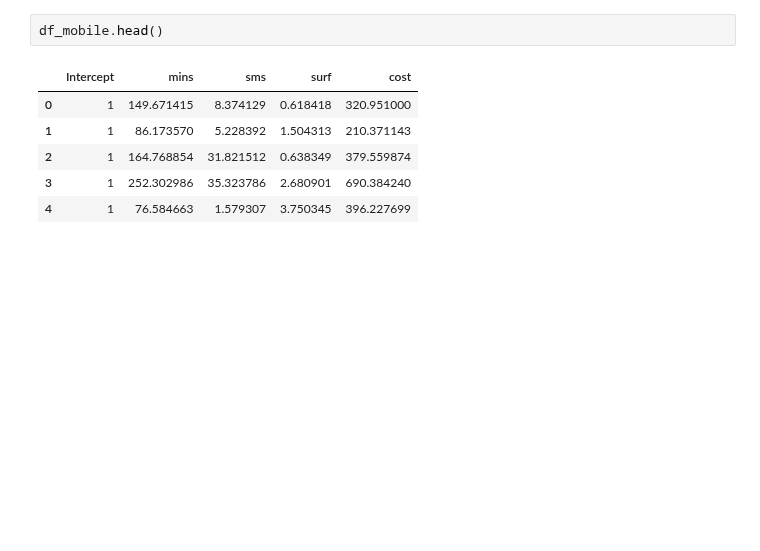
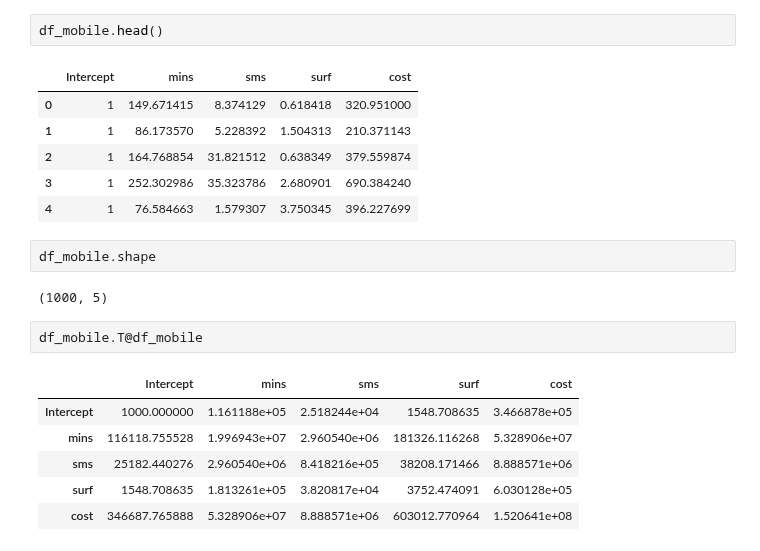
Before and after one commit to SCGlass/Machine-learning, a Jupyter notebook: Exercises/E00_Linear_regression.ipynb, the cells around one changed output. Cells and saved outputs as stored; diff of their text form; blank space fills up the shorter version.

```diff
--- a/Exercises/E00_Linear_regression.ipynb
+++ b/Exercises/E00_Linear_regression.ipynb
@@ -468,3 +468,16 @@ df_mobile.head()
 | 2 | 1 | 164.768854 | 31.821512 | 0.638349 | 379.559874 |
 | 3 | 1 | 252.302986 | 35.323786 | 2.680901 | 690.384240 |
 | 4 | 1 | 76.584663 | 1.579307 | 3.750345 | 396.227699 |
+# %%
+df_mobile.shape
+# %% [output]
+(1000, 5)
+# %%
+df_mobile.T@df_mobile
+# %% [output]
+|  | Intercept | mins | sms | surf | cost |
+| Intercept | 1000.000000 | 1.161188e+05 | 2.518244e+04 | 1548.708635 | 3.466878e+05 |
+| mins | 116118.755528 | 1.996943e+07 | 2.960540e+06 | 181326.116268 | 5.328906e+07 |
+| sms | 25182.440276 | 2.960540e+06 | 8.418216e+05 | 38208.171466 | 8.888571e+06 |
+| surf | 1548.708635 | 1.813261e+05 | 3.820817e+04 | 3752.474091 | 6.030128e+05 |
+| cost | 346687.765888 | 5.328906e+07 | 8.888571e+06 | 603012.770964 | 1.520641e+08 |
```
Also changed, not shown: parts of 2 cells of this notebook.
